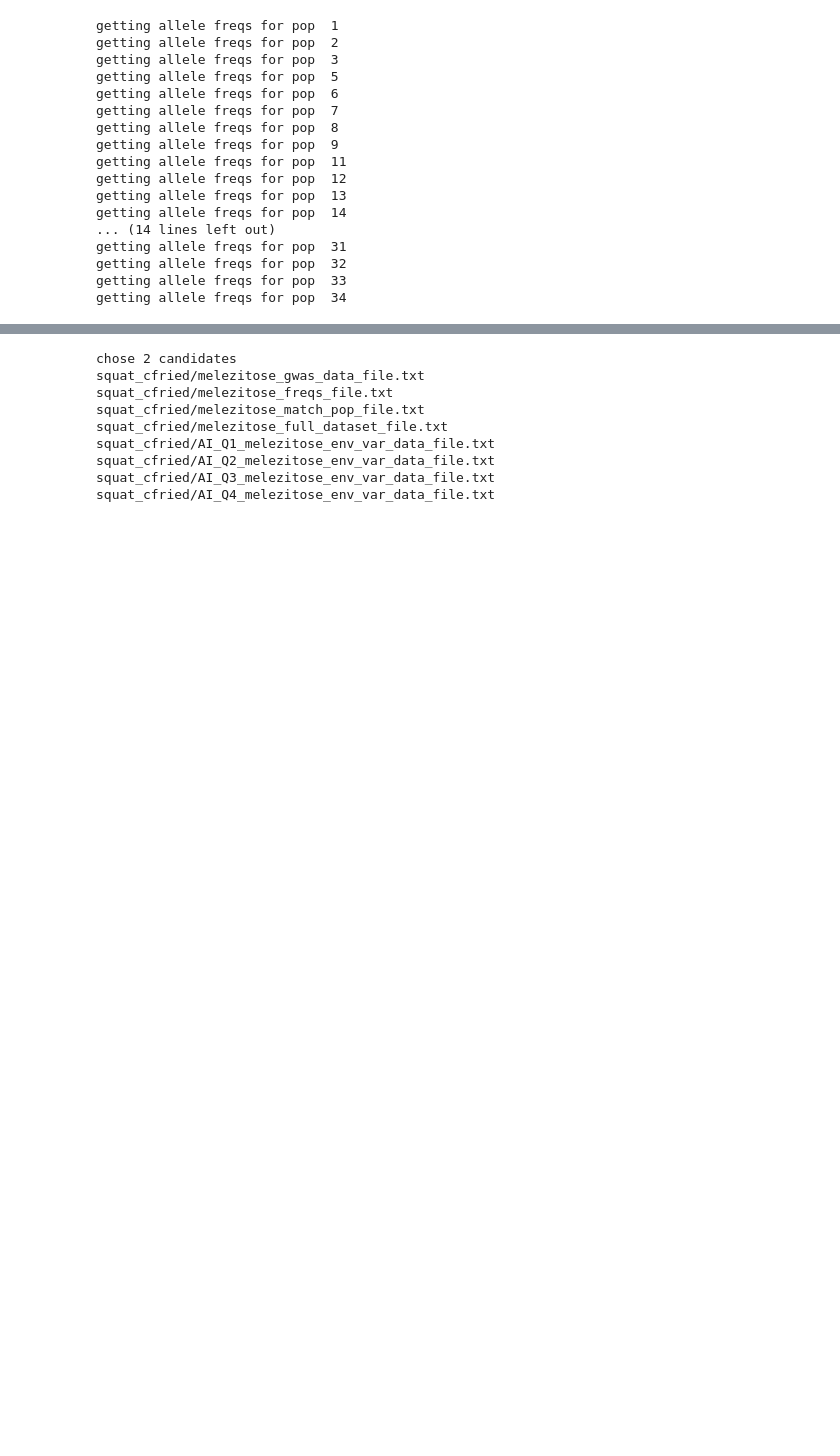
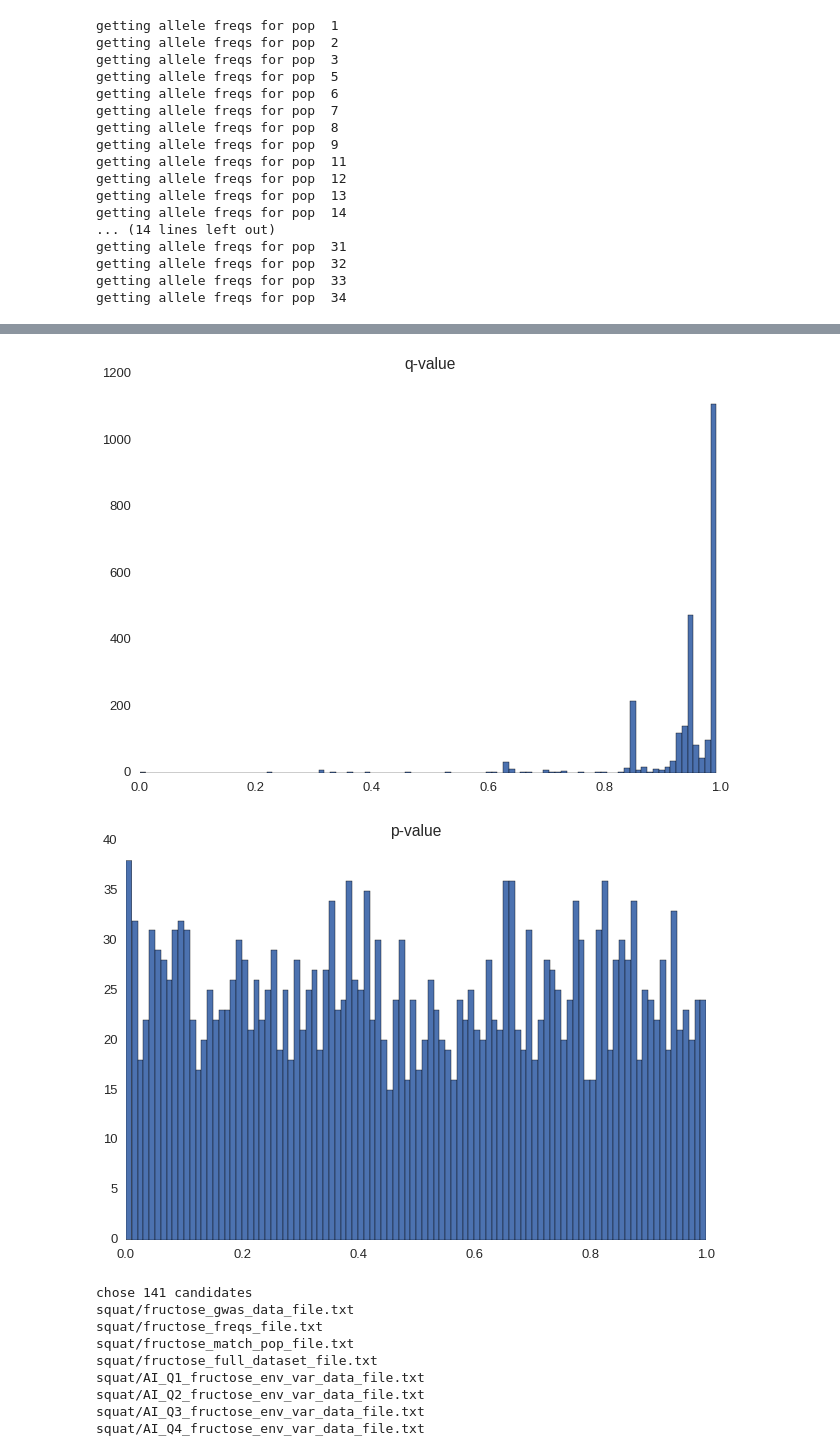
Before and after one commit to cfriedline/congen2015, a Jupyter notebook: 5_polygenic_signal.ipynb, the cells around one changed output, grey strips where cells are left out. Drawn from its saved outputs; the diff is of its cells as text; code cells hidden in the pictures; blank space fills up the shorter version.

```diff
--- a/5_polygenic_signal.ipynb
+++ b/5_polygenic_signal.ipynb
@@ -498,0 +614,7 @@ cd "~/ipython/"
+# %%
+def get_qvalues(pvalues):
+    qvalue = r("qvalue")
+    pvalues = r("as.numeric")(pvalues)
+    qobj = qvalue(pvalues)
+    qvalues = qobj.rx2("qvalues")
+    return np.array(qvalues)
@@ -499,34 +626,43 @@ cd "~/ipython/"
 # %%
-squat_outdir = "squat_cfried" #change for your username
+squat_outdir = "squat" #change for your username
 if not os.path.exists(squat_outdir):
     os.mkdir(squat_outdir)
 
 for p in alpha_vals:
     full = alpha_vals[p].T
-    full['q-value'] = multipletests(full['p-value'], method="fdr_bh")[1]
+    full['q-value'] = get_qvalues(full['p-value'])
     full.index = [x.replace(".", "-") for x in full.index]
     full.index = [x[1:] if x.startswith("X") else x for x in full.index]
     full.index.name = "SNP"
     full.AA = full.AA.apply(lambda x: x[0])
     full.aa = full.aa.apply(lambda x: x[0])
     full = full.rename(columns={'alpha':'EFF',
                                 'AA':'A1',
                                 'aa':'A2',
                                 'p': 'FRQ'})
-    candidates = full[full['q-value']<0.05]
+    candidates = full[full['p-value']<0.05]
+    plt.hist(full['q-value'], bins=100)
+    plt.title("q-value")
+    plt.show()
+
+    plt.hist(full['p-value'], bins=100)
+    plt.title("p-value")
+    plt.show()
     print "chose %d candidates" % len(candidates)
     write_gwas_data_file(candidates, p, squat_outdir)
     write_freqs_file(candidates, p, pop_allele_freqs, squat_outdir)
     write_match_pop_file(full, p, pop_allele_freqs, 2, squat_outdir)
     write_full_dataset_file(full, p, pop_allele_freqs, squat_outdir)
     write_env_var_data_file(p, pop_allele_freqs, squat_outdir)
 # %% [output]
+[figure, added]
+[figure, added]
-chose 2 candidates
-squat_cfried/melezitose_gwas_data_file.txt
-squat_cfried/melezitose_freqs_file.txt
-squat_cfried/melezitose_match_pop_file.txt
-squat_cfried/melezitose_full_dataset_file.txt
-squat_cfried/AI_Q1_melezitose_env_var_data_file.txt
-squat_cfried/AI_Q2_melezitose_env_var_data_file.txt
-squat_cfried/AI_Q3_melezitose_env_var_data_file.txt
-squat_cfried/AI_Q4_melezitose_env_var_data_file.txt
+chose 141 candidates
+squat/fructose_gwas_data_file.txt
+squat/fructose_freqs_file.txt
+squat/fructose_match_pop_file.txt
+squat/fructose_full_dataset_file.txt
+squat/AI_Q1_fructose_env_var_data_file.txt
+squat/AI_Q2_fructose_env_var_data_file.txt
+squat/AI_Q3_fructose_env_var_data_file.txt
+squat/AI_Q4_fructose_env_var_data_file.txt
```
Also changed, not shown: parts of 51 cells of this notebook, 7 other files.
